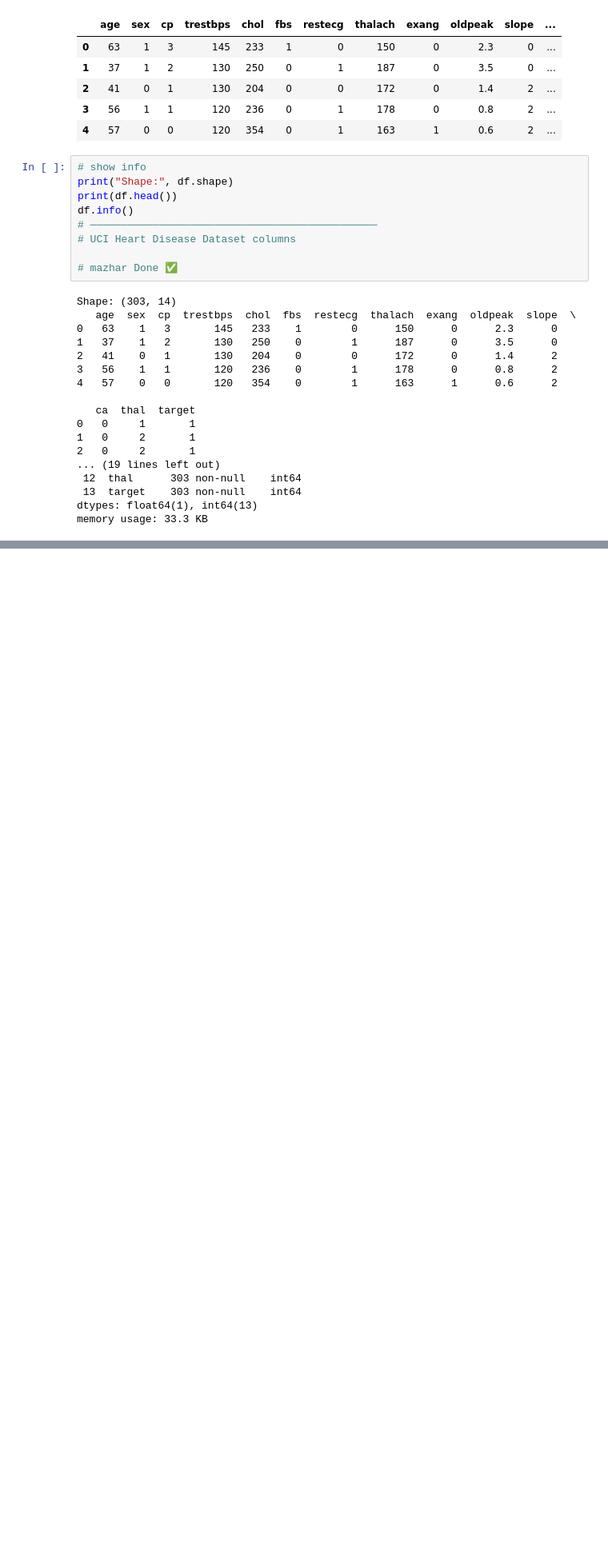
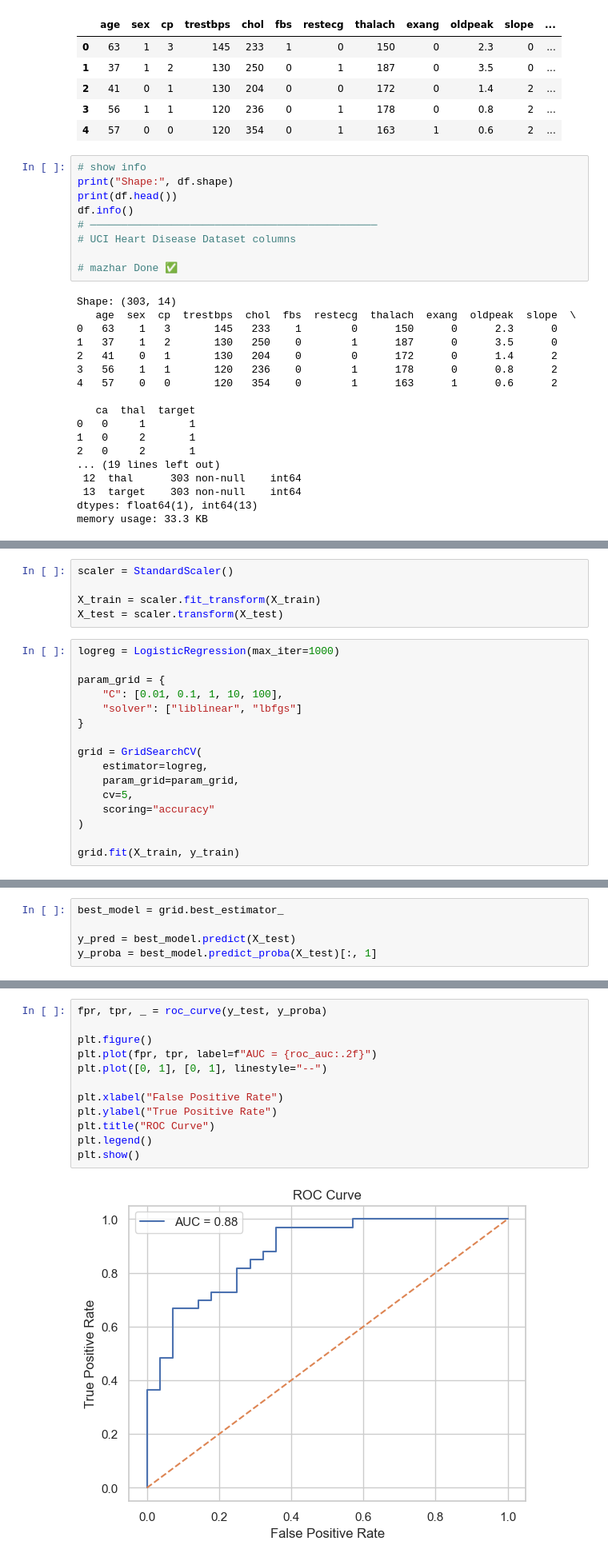
Before and after one commit to Kha1edAyman/Heart-Disease-Prediction-ML-Project, a Jupyter notebook: heart_disease.ipynb, the cells around one changed output, grey strips where cells are left out. Shown at 80% size. Saved outputs shown, nothing was run; the diff lists cells and outputs as text; blank space fills up the shorter version.

```diff
--- a/heart_disease.ipynb
+++ b/heart_disease.ipynb
@@ -237,0 +238,21 @@ Test shape: (60, 13)
+# %%
+scaler = StandardScaler()
+
+X_train = scaler.fit_transform(X_train)
+X_test = scaler.transform(X_test)
+# %%
+logreg = LogisticRegression(max_iter=1000)
+
+param_grid = {
+    "C": [0.01, 0.1, 1, 10, 100],
+    "solver": ["liblinear", "lbfgs"]
+}
+
+grid = GridSearchCV(
+    estimator=logreg,
+    param_grid=param_grid,
+    cv=5,
+    scoring="accuracy"
+)
+
+grid.fit(X_train, y_train)
@@ -237,0 +270,5 @@ Test shape: (60, 13)
+# %%
+best_model = grid.best_estimator_
+
+y_pred = best_model.predict(X_test)
+y_proba = best_model.predict_proba(X_test)[:, 1]
@@ -237,0 +298,14 @@ Test shape: (60, 13)
+# %%
+fpr, tpr, _ = roc_curve(y_test, y_proba)
+
+plt.figure()
+plt.plot(fpr, tpr, label=f"AUC = {roc_auc:.2f}")
+plt.plot([0, 1], [0, 1], linestyle="--")
+
+plt.xlabel("False Positive Rate")
+plt.ylabel("True Positive Rate")
+plt.title("ROC Curve")
+plt.legend()
+plt.show()
+# %% [output]
+[figure, added]
```
Also changed, not shown: parts of 21 cells of this notebook.
